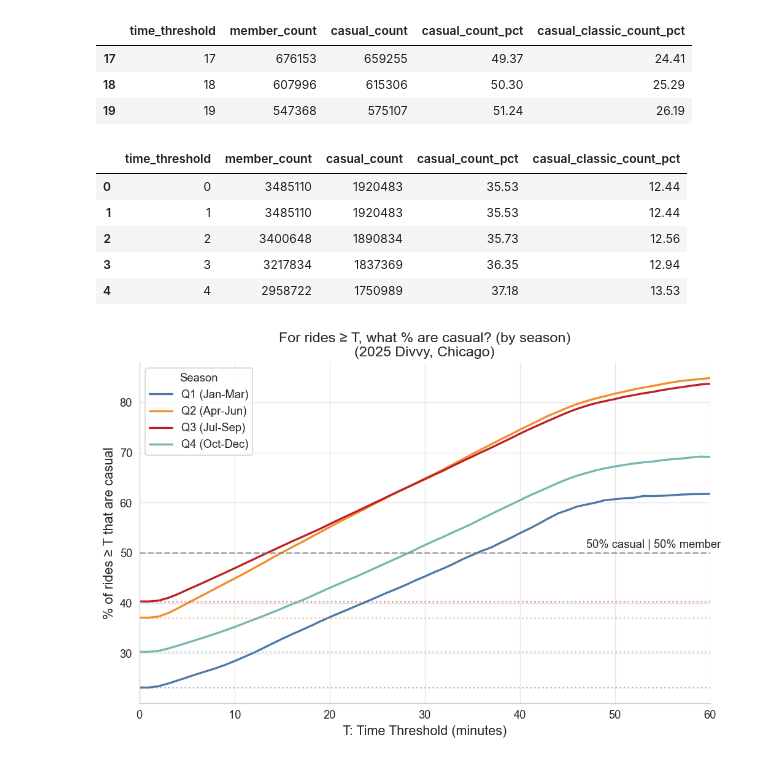
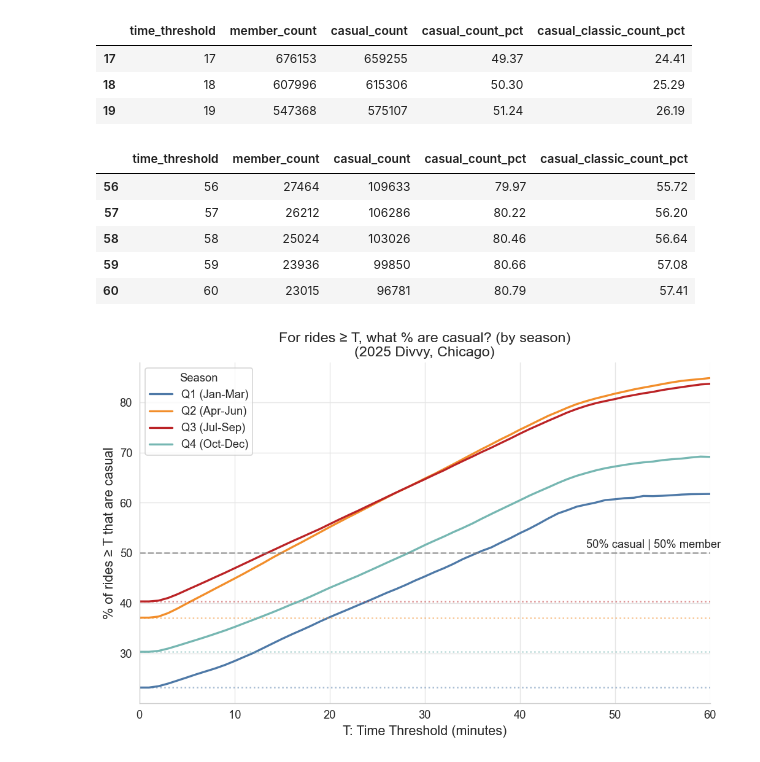
Before and after one commit to danny-hered/divvy-2025-analysis, a Jupyter notebook: report.ipynb, the cells around one changed output. Drawn from its saved outputs; the diff is of its cells as text; code cells hidden in the pictures.

```diff
--- a/report.ipynb
+++ b/report.ipynb
@@ -641,14 +637,14 @@ longrides_f[longrides_f['time_threshold'].between(17,19)]
 | 18 | 18 | 607996 | 615306 | 50.30 | 25.29 |
 | 19 | 19 | 547368 | 575107 | 51.24 | 26.19 |
 # %%
-longrides_f.head()
+longrides_f.tail()
 # %% [output]
 |  | time_threshold | member_count | casual_count | casual_count_pct | casual_classic_count_pct |
-| 0 | 0 | 3485110 | 1920483 | 35.53 | 12.44 |
-| 1 | 1 | 3485110 | 1920483 | 35.53 | 12.44 |
-| 2 | 2 | 3400648 | 1890834 | 35.73 | 12.56 |
-| 3 | 3 | 3217834 | 1837369 | 36.35 | 12.94 |
-| 4 | 4 | 2958722 | 1750989 | 37.18 | 13.53 |
+| 56 | 56 | 27464 | 109633 | 79.97 | 55.72 |
+| 57 | 57 | 26212 | 106286 | 80.22 | 56.20 |
+| 58 | 58 | 25024 | 103026 | 80.46 | 56.64 |
+| 59 | 59 | 23936 | 99850 | 80.66 | 57.08 |
+| 60 | 60 | 23015 | 96781 | 80.79 | 57.41 |
 # %%
 # Are casual rides the majority of the tail across seasons?
 
```
Also changed, not shown: parts of 7 cells of this notebook, 2 other files.
